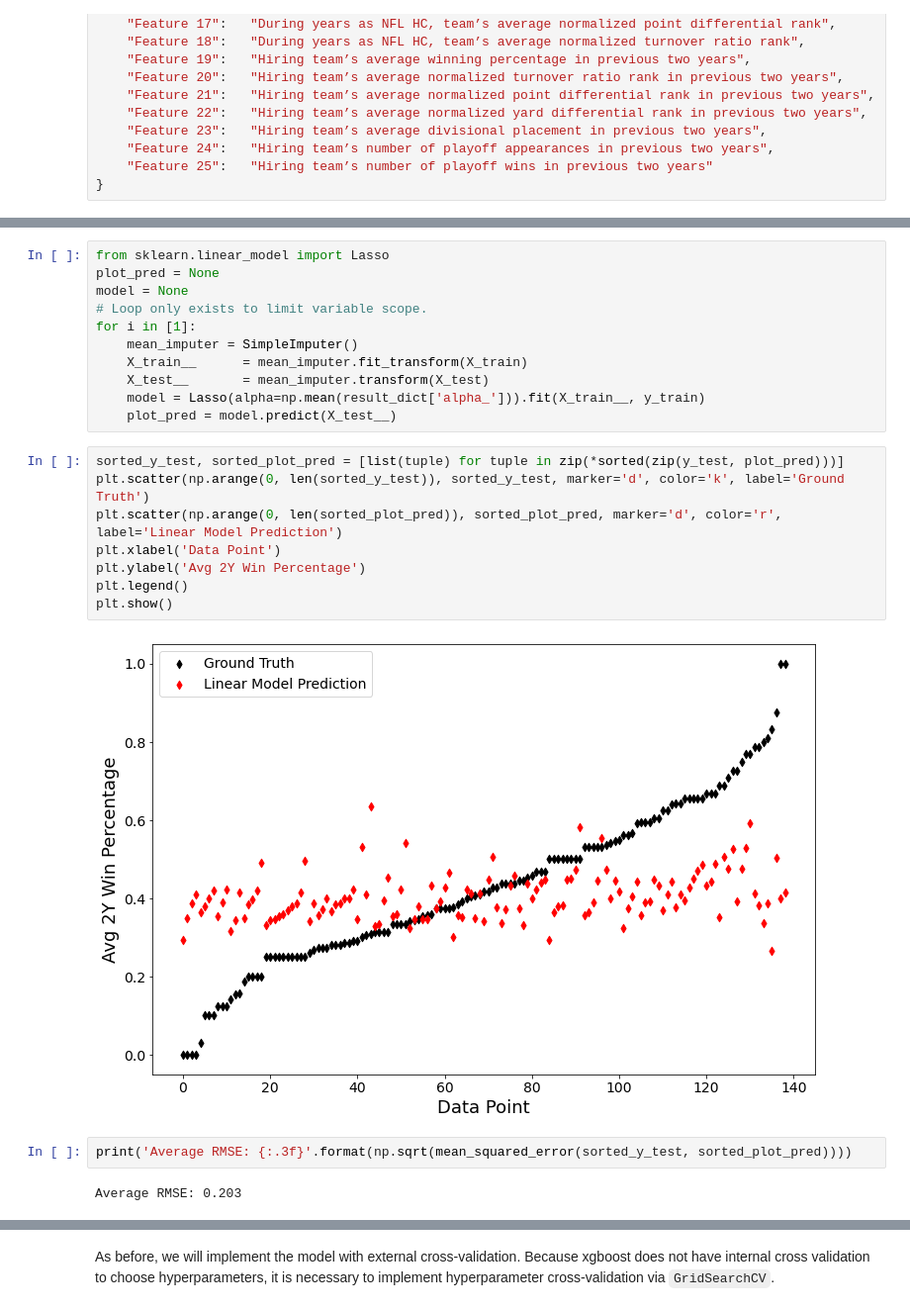
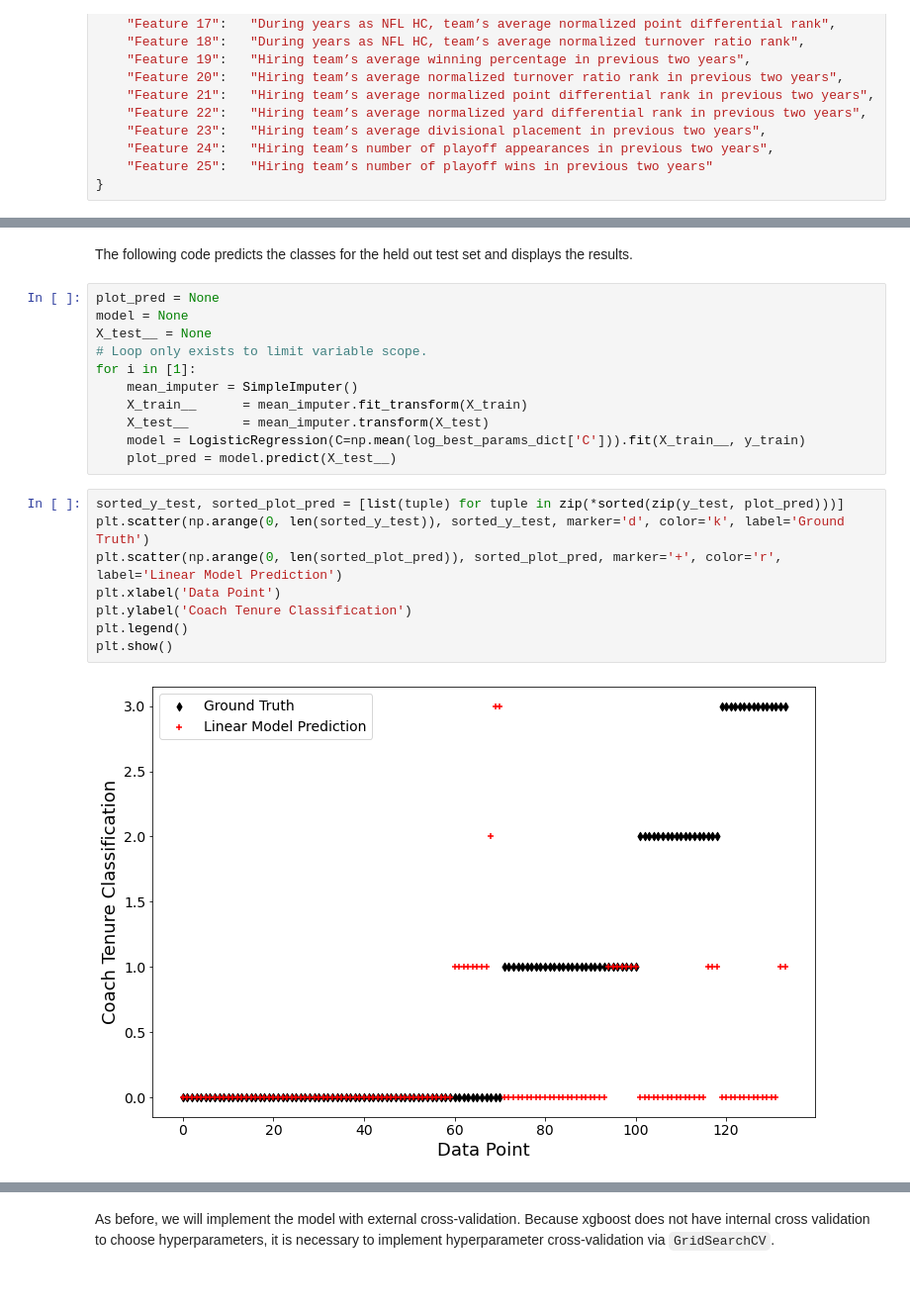
Before and after one commit to jwilliamson7/CoachingProject, a Jupyter notebook: Williamson-Jon-CSCE421-Project-CoachTenureModels.ipynb, the cells around one changed output, grey strips where cells are left out. Shown at 99% size. Cells and saved outputs as stored; diff of their text form; blank space fills up the shorter version.

```diff
--- a/Williamson-Jon-CSCE421-Project-CoachTenureModels.ipynb
+++ b/Williamson-Jon-CSCE421-Project-CoachTenureModels.ipynb
@@ -449,25 +508,23 @@ Average Test RMSE: 0.204
+# %% [markdown]
+The following code predicts the classes for the held out test set and displays the results.
 # %%
-from sklearn.linear_model import Lasso
 plot_pred = None
 model = None
+X_test__ = None
 # Loop only exists to limit variable scope.
 for i in [1]:
     mean_imputer = SimpleImputer()
     X_train__      = mean_imputer.fit_transform(X_train)
     X_test__       = mean_imputer.transform(X_test)
-    model = Lasso(alpha=np.mean(result_dict['alpha_'])).fit(X_train__, y_train)
+    model = LogisticRegression(C=np.mean(log_best_params_dict['C'])).fit(X_train__, y_train)
     plot_pred = model.predict(X_test__)
 # %%
 sorted_y_test, sorted_plot_pred = [list(tuple) for tuple in zip(*sorted(zip(y_test, plot_pred)))]
 plt.scatter(np.arange(0, len(sorted_y_test)), sorted_y_test, marker='d', color='k', label='Ground Truth')
-plt.scatter(np.arange(0, len(sorted_plot_pred)), sorted_plot_pred, marker='d', color='r', label='Linear Model Prediction')
+plt.scatter(np.arange(0, len(sorted_plot_pred)), sorted_plot_pred, marker='+', color='r', label='Linear Model Prediction')
 plt.xlabel('Data Point')
-plt.ylabel('Avg 2Y Win Percentage')
+plt.ylabel('Coach Tenure Classification')
 plt.legend()
 plt.show()
 # %% [output]
-[figure, old version]
+[figure, new version]
-# %%
-print('Average RMSE: {:.3f}'.format(np.sqrt(mean_squared_error(sorted_y_test, sorted_plot_pred))))
-# %% [output]
-Average RMSE: 0.203
```
Also changed, not shown: parts of 30 cells of this notebook.
